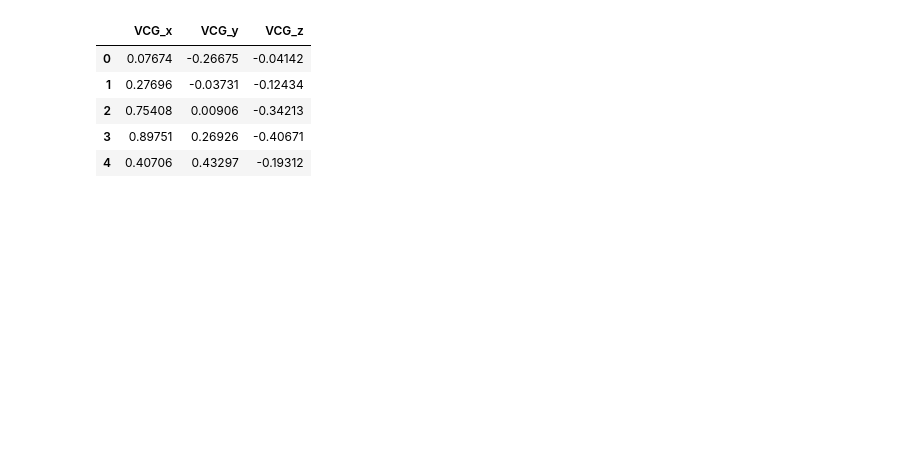
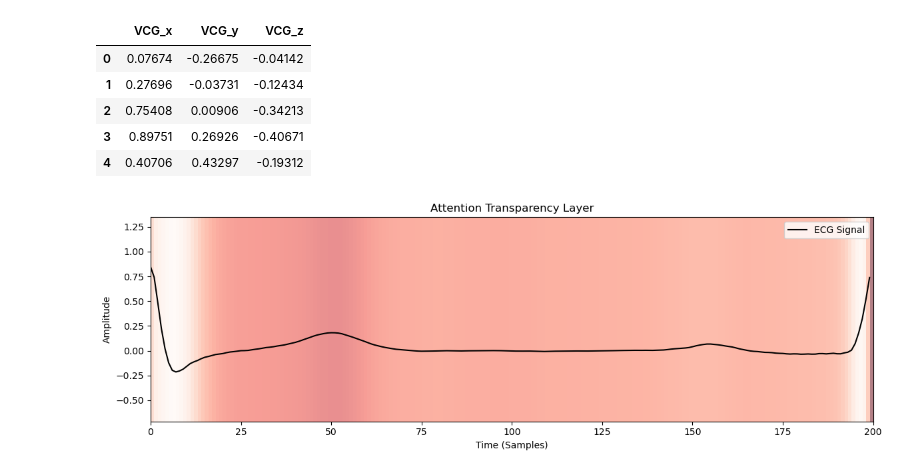
Before and after one commit to leejuntsien/IDSC_2026, a Jupyter notebook: data_in.ipynb, the cells around one changed output. Saved outputs shown, nothing was run; the diff lists cells and outputs as text; code cells hidden in the pictures; blank space fills up the shorter version.

```diff
--- a/data_in.ipynb
+++ b/data_in.ipynb
@@ -549,3 +569,22 @@ display(vcg_df.head())
 | 2 | 0.75408 | 0.00906 | -0.34213 |
 | 3 | 0.89751 | 0.26926 | -0.40671 |
 | 4 | 0.40706 | 0.43297 | -0.19312 |
+# %%
+from ml_pipeline.data_loader import load_wfdb_record, extract_sequence_features
+from ml_pipeline.dl_pipeline import ECGAttentionLSTM, plot_attention_overlay
+import torch
+
+# 1. Provide your sample patient record
+df, fs = load_wfdb_record("files/188981/188981")
+
+# 2. Extract sequences
+X_seq = extract_sequence_features(df, fs, use_vcg=True, method='interpolate')
+
+# 3. Model forward pass
+model = ECGAttentionLSTM(input_size=3) # VCG has 3 channels
+logits, attn_weights = model(torch.tensor(X_seq, dtype=torch.float32).transpose(1, 2))
+
+# 4. Plot transparency!
+plot_attention_overlay(X_seq[0, :, 0], attn_weights[0].detach().numpy())
+# %% [output]
+[figure, added]
```
Also changed, not shown: parts of 7 cells of this notebook, 1 other file.
